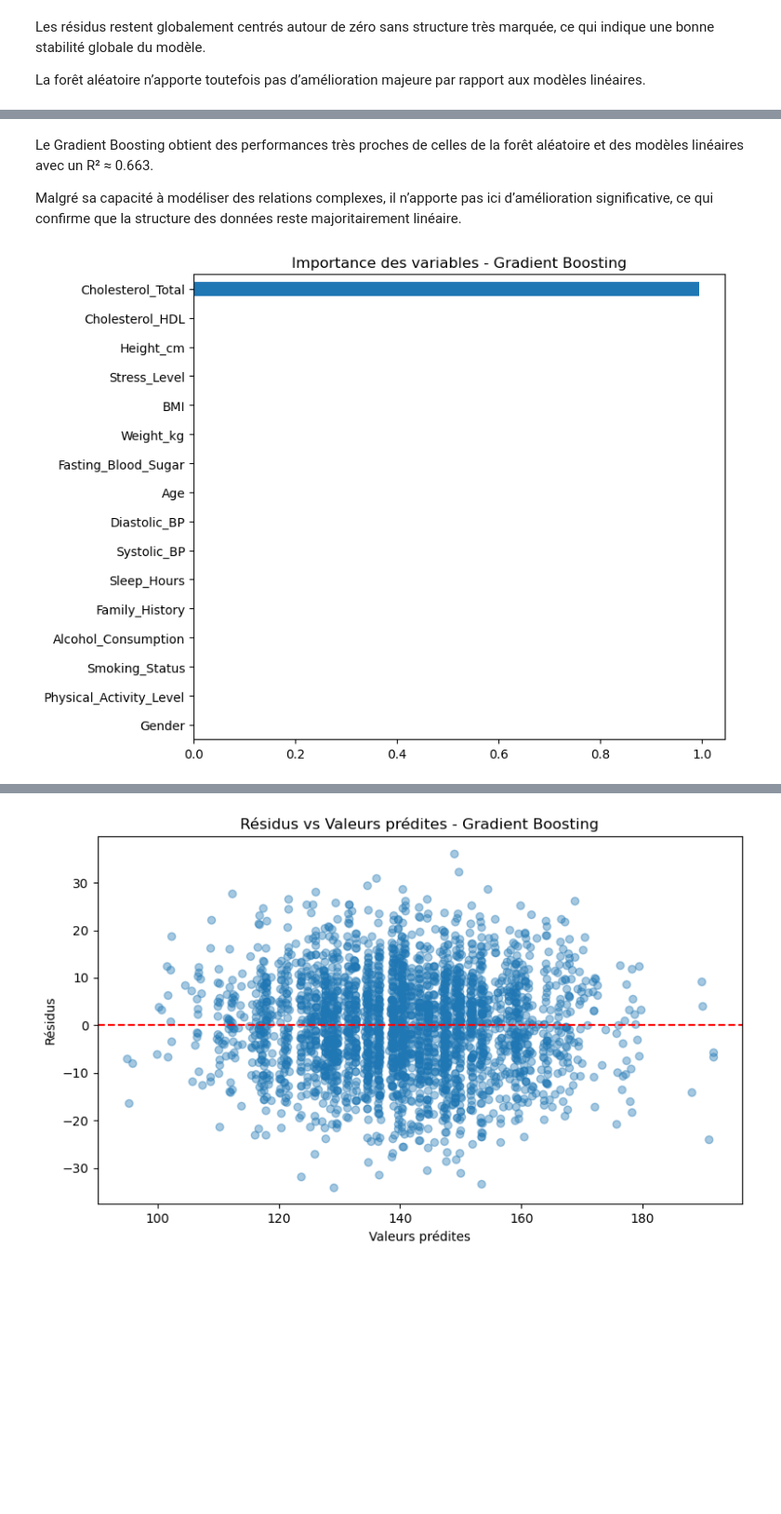
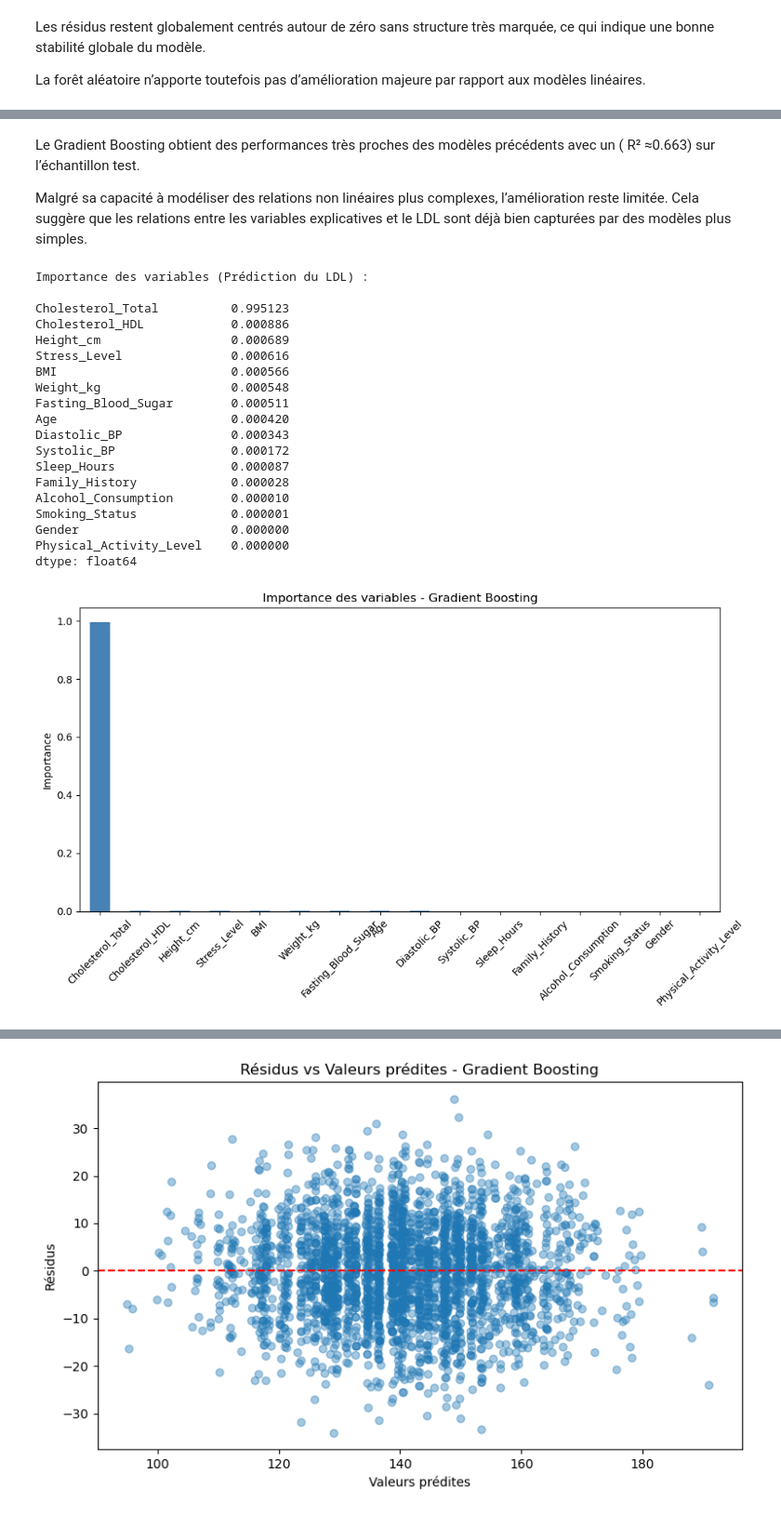
Before and after one commit to AhmedBousbih/Projet-Machine-learning, a Jupyter notebook: Projet_ML_py.ipynb, the cells around one changed output, grey strips where cells are left out. Shown at 93% size. Drawn from its saved outputs; the diff is of its cells as text; code cells hidden in the pictures; blank space fills up the shorter version.

```diff
--- a/Projet_ML_py.ipynb
+++ b/Projet_ML_py.ipynb
@@ -874,13 +974,10 @@ Variables conservées : 1
 # %% [markdown]
 Avec l'alpha par défaut la pénalisation est forte, presque toutes les variables sont réduites à zéro à l'exception de `Cholesterol_Total` qui conserve un coefficient d'environ 14. Cela confirme ce qu'on observait déjà dans le modèle simple : `Cholesterol_Total` est la seule variable suffisamment informative pour résister à la pénalisation. Ce résultat illustre bien le comportement du Lasso, il opère une sélection agressive et ne retient que l'essentiel. L'alpha par défaut reste cependant trop fort pour capturer les contributions plus subtiles des autres variables.
 # %%
-from sklearn.model_selection import GridSearchCV
-
 param = [{"alpha": [0.0001, 0.001, 0.01, 0.05, 0.1, 0.2, 0.5, 1]}]
 
 # Optimisation par validation croisée
-regLasso_opt = GridSearchCV(linear_model.Lasso(max_iter=10000),
-                             param, cv=10, n_jobs=-1)
+regLasso_opt = GridSearchCV(linear_model.Lasso(max_iter=10000), param, cv=10, n_jobs=-1)
 regLassoOpt_chol = regLasso_opt.fit(Xr_train_chol, y_train_chol)
 
 print("Meilleur R2    =", round(regLassoOpt_chol.best_score_, 4))
@@ -1307,13 +1386,11 @@ Contrairement aux modèles précédents, cette méthode repose sur un ensemble d
 Les principaux hyperparamètres seront optimisés par validation croisée.
 # %%
 from sklearn.ensemble import RandomForestRegressor
+from sklearn.metrics import mean_absolute_error
 
 # Grille des hyperparamètres
-param_rf = {
-    'n_estimators': [100, 200],
-    'max_depth': [5, 10, None],
-    'min_samples_leaf': [1, 5]
-}
+
+param_rf = [{"max_features": list(range(2, 10, 1))}]
 
 # Validation croisée
 rf_reg = GridSearchCV(
@@ -1486,44 +1552,69 @@ RMSE Test = 10.0982
 MAE Test = 8.0868
 R² Test = 0.6628
 # %% [markdown]
-Le Gradient Boosting obtient des performances très proches de celles de la forêt aléatoire et des modèles linéaires avec un R² ≈ 0.663.
+Le Gradient Boosting obtient des performances très proches des modèles précédents avec un ( R² ≈0.663) sur l’échantillon test.
 
-Malgré sa capacité à modéliser des relations complexes, il n’apporte pas ici d’amélioration significative, ce qui confirme que la structure des données reste majoritairement linéaire.
+Malgré sa capacité à modéliser des relations non linéaires plus complexes, l’amélioration reste limitée. Cela suggère que les relations entre les variables explicatives et le LDL sont déjà bien capturées par des modèles plus simples.
 # %%
 # Importance des variables
-importance_gb = pd.Series(
-    gb_reg.best_estimator_.feature_importances_,
-    index=X_train_chol.columns
-)
+importance_gb = pd.Series(gbOpt.best_estimator_.feature_importances_,index=X_train_chol.columns)
+
+# Tri décroissant
+importance_gb = importance_gb.sort_values(ascending=False)
 
 # Affichage
-importance_gb.sort_values().plot(
-    kind='barh',
-    figsize=(8,6)
-)
+print("Importance des variables (Prédiction du LDL) :\n")
+
+print(importance_gb)
+
+# Graphique
+plt.figure(figsize=(10,6))
+
+importance_gb.plot(kind='bar',color='steelblue')
+
+plt.ylabel("Importance")
 
 plt.title("Importance des variables - Gradient Boosting")
+
+plt.xticks(rotation=45)
+
 plt.tight_layout()
 plt.show()
 
 # Graphique prédictions vs réalité
 plt.figure(figsize=(6,6))
 
-plt.scatter(y_test_chol, y_pred_gb, alpha=0.4)
+plt.scatter(y_test_chol,y_pred_gb,alpha=0.4)
 
-plt.plot(
-    [y_test_chol.min(), y_test_chol.max()],
-    [y_test_chol.min(), y_test_chol.max()],
-    'r--'
-)
+plt.plot([y_test_chol.min(), y_test_chol.max()],[y_test_chol.min(), y_test_chol.max()],'r--')
 
 plt.xlabel("Valeurs réelles")
 plt.ylabel("Valeurs prédites")
+
 plt.title("Gradient Boosting - Valeurs prédites vs réelles")
 
 plt.tight_layout()
 plt.show()
 # %% [output]
+Importance des variables (Prédiction du LDL) :
+
+Cholesterol_Total          0.995123
+Cholesterol_HDL            0.000886
+Height_cm                  0.000689
+Stress_Level               0.000616
+BMI                        0.000566
+Weight_kg                  0.000548
+Fasting_Blood_Sugar        0.000511
+Age                        0.000420
+Diastolic_BP               0.000343
+Systolic_BP                0.000172
+Sleep_Hours                0.000087
+Family_History             0.000028
+Alcohol_Consumption        0.000010
+Smoking_Status             0.000001
+Gender                     0.000000
+Physical_Activity_Level    0.000000
+dtype: float64
-[figure, old version]
+[figure, new version]
 [figure]
 # %% [markdown]
```
Also changed, not shown: parts of 95 cells of this notebook.
